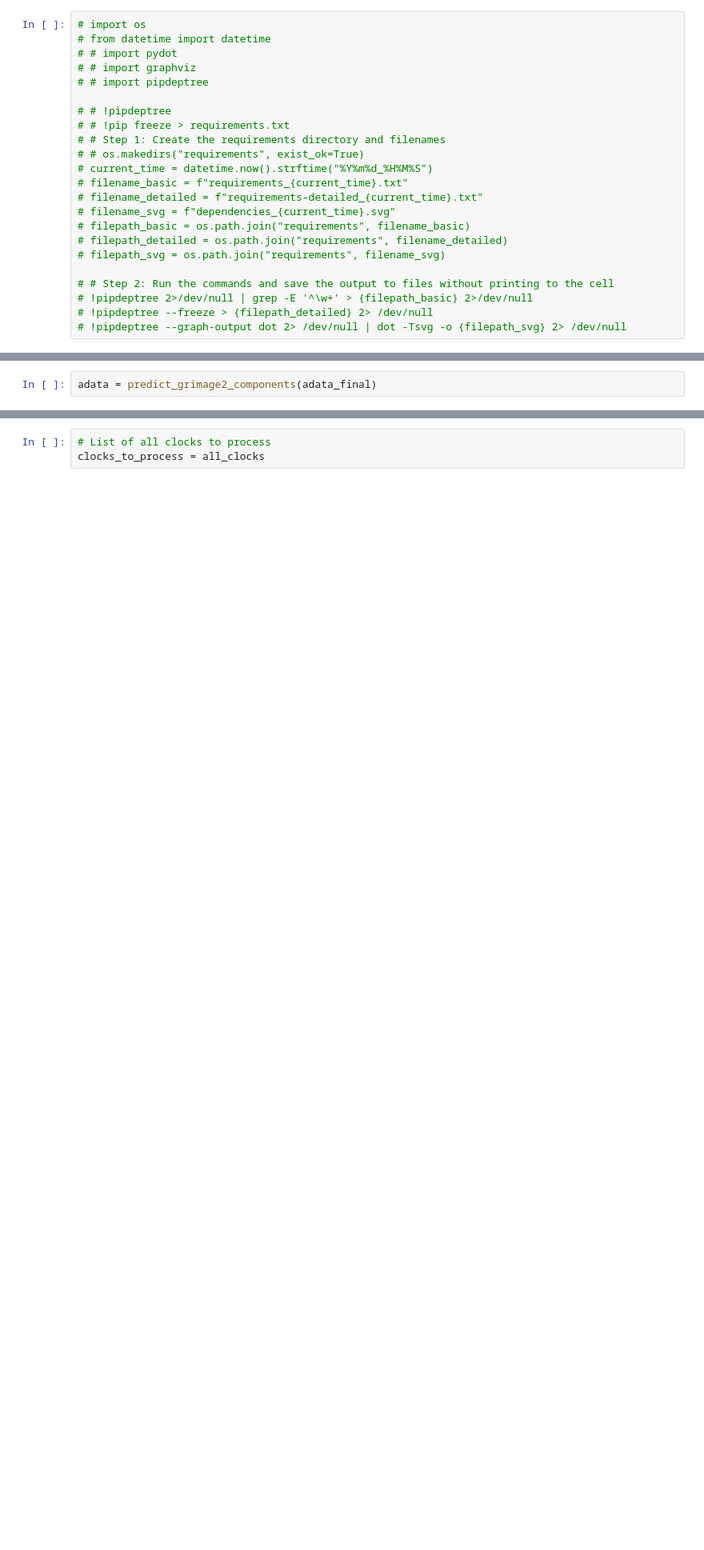
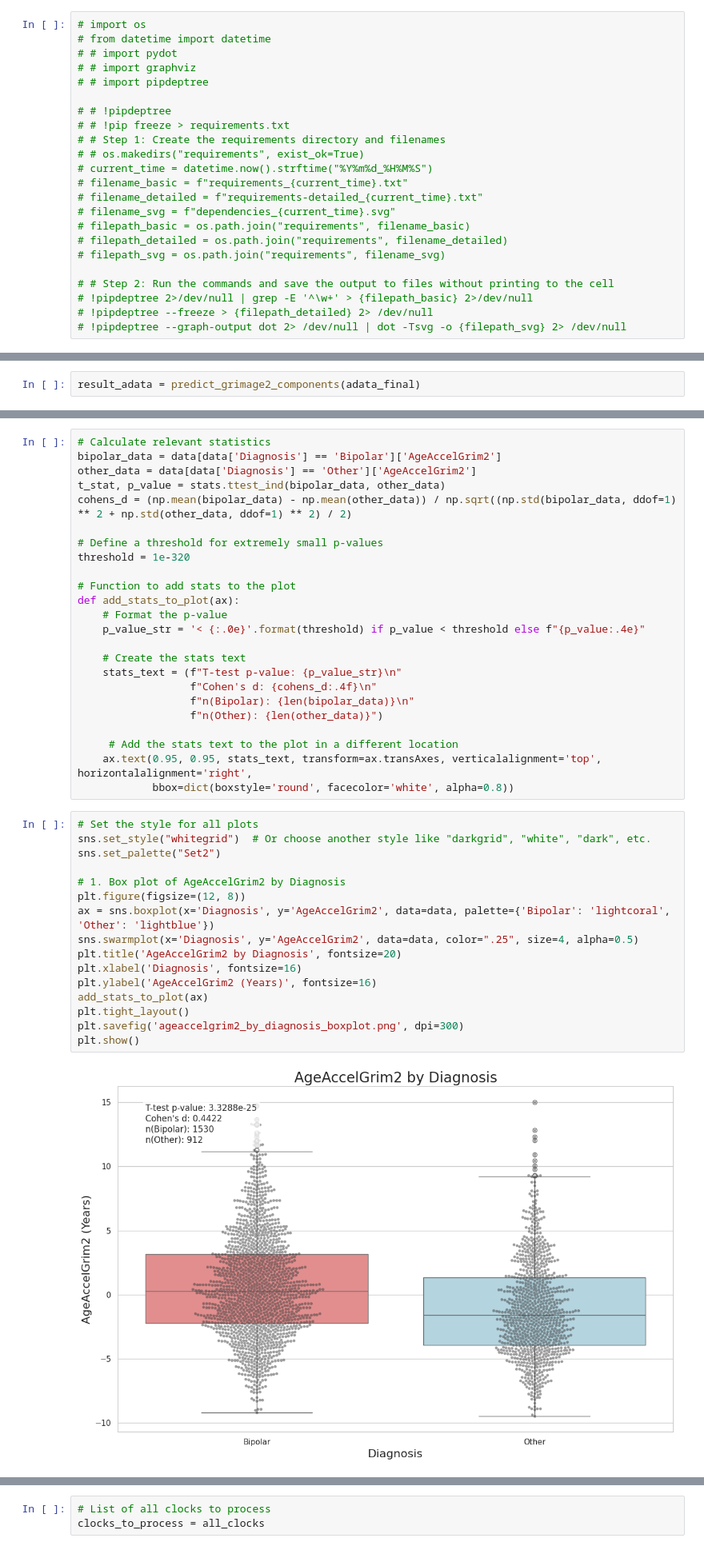
Before and after one commit to lowestprime/BP-DNAm_pub, a Jupyter notebook: Jupyter/RAW_GRIMAGE2.ipynb, the cells around one changed output, grey strips where cells are left out. Shown at 80% size. Drawn from its saved outputs; the diff is of its cells as text; blank space fills up the shorter version.

```diff
--- a/Jupyter/RAW_GRIMAGE2.ipynb
+++ b/Jupyter/RAW_GRIMAGE2.ipynb
@@ -158,7 +215,7 @@ def predict_components(model, X, batch_size=1024):
 
     return components
 # %%
-adata = predict_grimage2_components(adata_final)
+result_adata = predict_grimage2_components(adata_final)
 # %% [output]
 |-----> 🏗️ Starting predict_age function
 |-----> ⚙️ Set PyTorch device started
@@ -180,0 +459,42 @@ AttributeError: 'NoneType' object has no attribute 'obsm'
+# %%
+# Calculate relevant statistics
+bipolar_data = data[data['Diagnosis'] == 'Bipolar']['AgeAccelGrim2']
+other_data = data[data['Diagnosis'] == 'Other']['AgeAccelGrim2']
+t_stat, p_value = stats.ttest_ind(bipolar_data, other_data)
+cohens_d = (np.mean(bipolar_data) - np.mean(other_data)) / np.sqrt((np.std(bipolar_data, ddof=1) ** 2 + np.std(other_data, ddof=1) ** 2) / 2)
+
+# Define a threshold for extremely small p-values
+threshold = 1e-320
+
+# Function to add stats to the plot
+def add_stats_to_plot(ax):
+    # Format the p-value
+    p_value_str = '< {:.0e}'.format(threshold) if p_value < threshold else f"{p_value:.4e}"
+
+    # Create the stats text
+    stats_text = (f"T-test p-value: {p_value_str}\n"
+                  f"Cohen's d: {cohens_d:.4f}\n"
+                  f"n(Bipolar): {len(bipolar_data)}\n"
+                  f"n(Other): {len(other_data)}")
+
+     # Add the stats text to the plot in a different location
+    ax.text(0.95, 0.95, stats_text, transform=ax.transAxes, verticalalignment='top', horizontalalignment='right',
+            bbox=dict(boxstyle='round', facecolor='white', alpha=0.8))
+# %%
+# Set the style for all plots
+sns.set_style("whitegrid")  # Or choose another style like "darkgrid", "white", "dark", etc.
+sns.set_palette("Set2")
+
+# 1. Box plot of AgeAccelGrim2 by Diagnosis
+plt.figure(figsize=(12, 8))
+ax = sns.boxplot(x='Diagnosis', y='AgeAccelGrim2', data=data, palette={'Bipolar': 'lightcoral', 'Other': 'lightblue'})
+sns.swarmplot(x='Diagnosis', y='AgeAccelGrim2', data=data, color=".25", size=4, alpha=0.5)
+plt.title('AgeAccelGrim2 by Diagnosis', fontsize=20)
+plt.xlabel('Diagnosis', fontsize=16)
+plt.ylabel('AgeAccelGrim2 (Years)', fontsize=16)
+add_stats_to_plot(ax)
+plt.tight_layout()
+plt.savefig('ageaccelgrim2_by_diagnosis_boxplot.png', dpi=300)
+plt.show()
+# %% [output]
+[figure, added]
```
Also changed, not shown: parts of 28 cells of this notebook, 9 other files.
